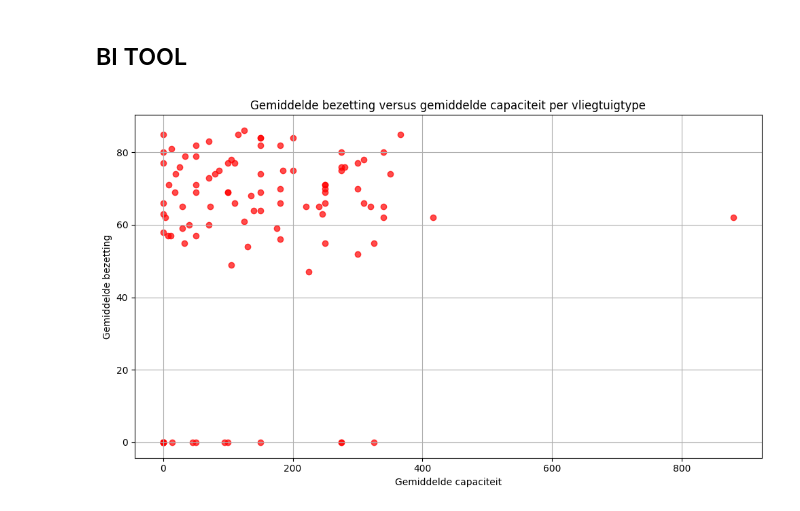
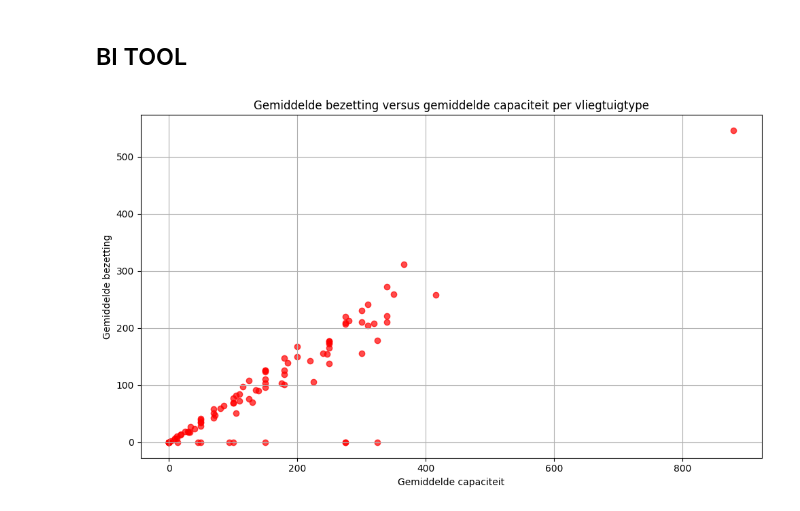
Before and after one commit to stoofvleesmetpasta/23-24-data-engineering-casus, a Jupyter notebook: pipeline.ipynb, the cells around one changed output. Drawn from its saved outputs; the diff is of its cells as text; code cells hidden in the pictures.

Commit message:
changed graph

```diff
--- a/pipeline.ipynb
+++ b/pipeline.ipynb
@@ -22,35 +22,35 @@ import pandas as pd
 import matplotlib.pyplot as plt
 from pyathena.pandas.cursor import PandasCursor
 
 cursor = connect(s3_staging_dir="s3://bucket-data-engeneering-project-nick/Unsaved/2024/05/25/",
                  region_name="us-east-1",
                  cursor_class=PandasCursor).cursor()
 
 # querry om gemiddelde bezetting van vluchten per maatschappij te bekijken
 query_bezetting = """
 SELECT v.vliegtuigtype_naam,
        AVG(f.bezetting) AS gemiddelde_bezetting,
        AVG(v.capaciteit) AS gemiddelde_capaciteit
 FROM
     "data-engeneering-project-db".vluchten_feit_parquet f
 JOIN "data-engeneering-project-db".vliegtuig_dim_parquet v ON f.vliegtuig_code = v.vliegtuig_code
 GROUP BY v.vliegtuigtype_naam
 """
 
 # Gegevens ophalen van Athena
 data_bezetting = cursor.execute(query_bezetting).as_pandas()
 
 # Visualisatie - Scatterplot
 plt.figure(figsize=(10, 6))
-plt.scatter(data_bezetting['gemiddelde_capaciteit'], data_bezetting['gemiddelde_bezetting'], c='red', alpha=0.7)
+plt.scatter(data_bezetting['gemiddelde_capaciteit'], data_bezetting['gemiddelde_bezetting']*data_bezetting['gemiddelde_capaciteit']/100, c='red', alpha=0.7)
 plt.xlabel('Gemiddelde capaciteit')
 plt.ylabel('Gemiddelde bezetting')
 plt.title('Gemiddelde bezetting versus gemiddelde capaciteit per vliegtuigtype')
 plt.grid(True)
 plt.tight_layout()
 plt.show()
 # %% [output]
-[figure, old version]
+[figure, new version]
 # %%
 # Voorbeeldquery om de gemiddelde bewolking en gemiddelde zichtbaarheid per luchthaven op te halen
 query_weer = """
```
Also changed, not shown: parts of 1 cell of this notebook.
